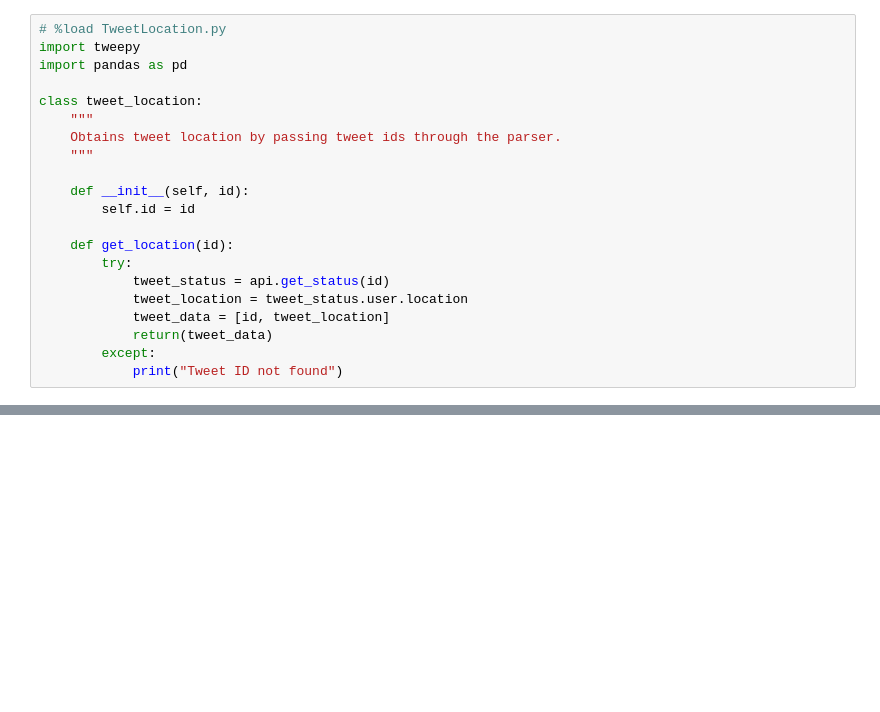
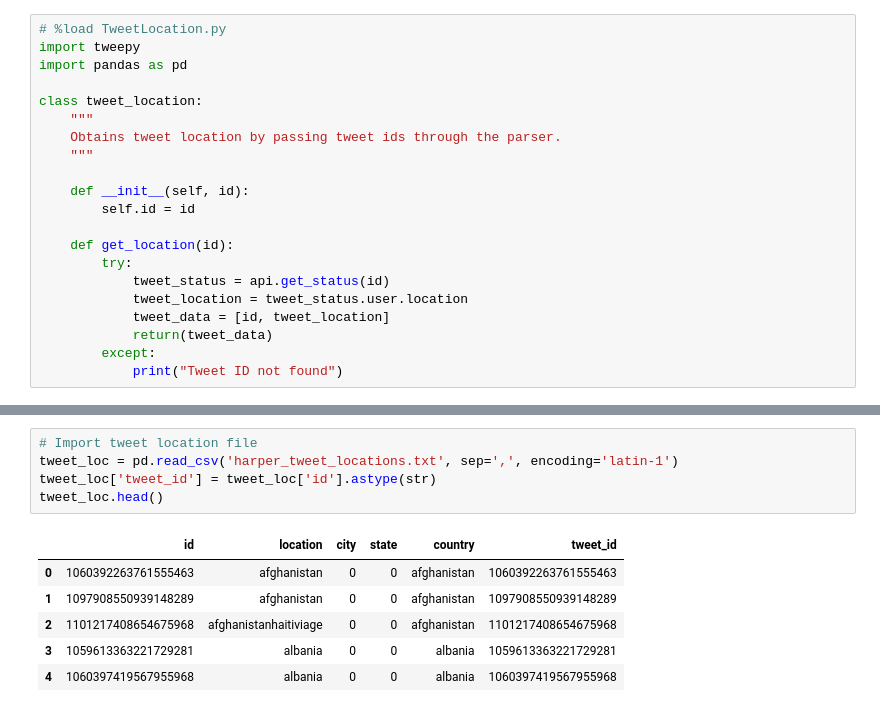
Before and after one commit to MartnAR/IST736, a Jupyter notebook: Project/Alonso_Project_Harper_Tweets.ipynb, the cells around one changed output, grey strips where cells are left out. Drawn from its saved outputs; the diff is of its cells as text; blank space fills up the shorter version.

```diff
--- a/Project/Alonso_Project_Harper_Tweets.ipynb
+++ b/Project/Alonso_Project_Harper_Tweets.ipynb
@@ -99,0 +81,12 @@ Running chunk 1 of 250
+# %%
+# Import tweet location file
+tweet_loc = pd.read_csv('harper_tweet_locations.txt', sep=',', encoding='latin-1')
+tweet_loc['tweet_id'] = tweet_loc['id'].astype(str)
+tweet_loc.head()
+# %% [output]
+|  | id | location | city | state | country | tweet_id |
+| 0 | 1060392263761555463 | afghanistan | 0 | 0 | afghanistan | 1060392263761555463 |
+| 1 | 1097908550939148289 | afghanistan | 0 | 0 | afghanistan | 1097908550939148289 |
+| 2 | 1101217408654675968 | afghanistanhaitiviage | 0 | 0 | afghanistan | 1101217408654675968 |
+| 3 | 1059613363221729281 | albania | 0 | 0 | albania | 1059613363221729281 |
+| 4 | 1060397419567955968 | albania | 0 | 0 | albania | 1060397419567955968 |
```
Also changed, not shown: parts of 6 cells of this notebook, 14 other files.
